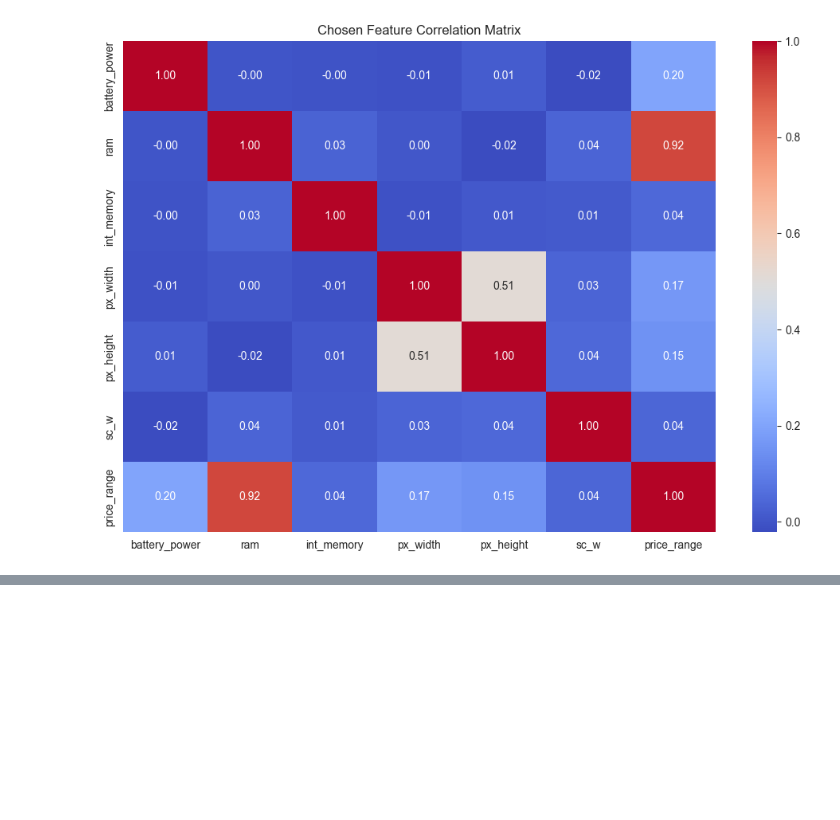
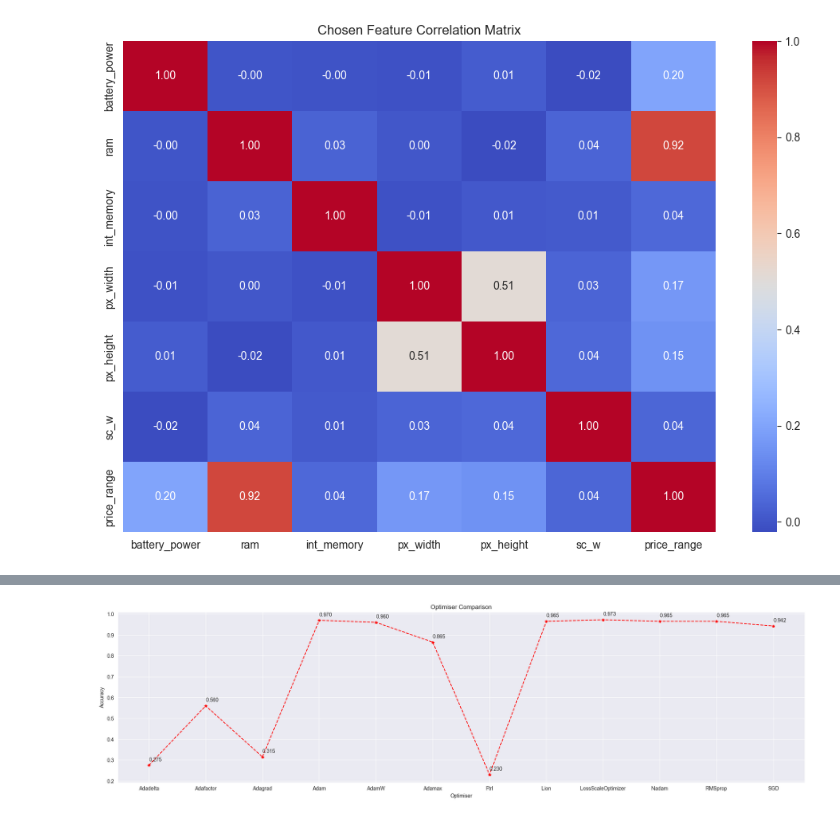
Before and after one commit to M-Byte480/cs4287-NNC-Multi-Layer-Perceptron-Phone-Price-Classifier, a Jupyter notebook: CS4287-Prj1-21308128-21331308.ipynb, the cells around one changed output, grey strips where cells are left out. Saved outputs shown, nothing was run; the diff lists cells and outputs as text; code cells hidden in the pictures; blank space fills up the shorter version.

```diff
--- a/CS4287-Prj1-21308128-21331308.ipynb
+++ b/CS4287-Prj1-21308128-21331308.ipynb
@@ -98,13 +98,15 @@ def split_and_normalise_data(test_size=5):
 # Correlation between the prices and the features
 # https://www.geeksforgeeks.org/plotting-correlation-matrix-using-python/
 
-fig, axis = plt.subplots(3,2)
+# Multiple Subplots
+# https://matplotlib.org/stable/gallery/subplots_axes_and_figures/subplots_demo.html
+fig, axis = plt.subplots(3,2)       # 3 rows, 2 columns
 fig.suptitle('Correlations between Price and Features')
 fig.set_figheight(13)
 fig.set_figwidth(15)
 
+# Take the features we will be plotting against price
 price =         corr_matrix['price_range']
-
 ram =           corr_matrix['ram']
 batter_power =  corr_matrix['battery_power']
 int_memory =    corr_matrix['int_memory']
@@ -112,15 +114,7 @@ px_width =      corr_matrix['px_width']
 px_height =     corr_matrix['px_height']
 sc_w =          corr_matrix['sc_w']
 
-data_sets = [
-    ram,
-    batter_power,
-    int_memory,
-    sc_w,
-    px_width,
-    px_height,
-]
-
+data_sets = [ram, batter_power, int_memory, sc_w, px_width, px_height]
 colours = ['red', 'blue', 'green', 'orange', 'purple', 'black']
 marker_size = 25
 marker_symbol = 'o'
@@ -128,14 +122,22 @@ marker_symbol = 'o'
 i = 0
 for row in range(3):
     for col in range(2):
-        data_being_plotted = data_sets[i]
-        plot = axis[row, col]
-        plot.scatter(price, data_being_plotted, marker=marker_symbol, s=marker_size)
-        plot.plot(np.unique(price), np.poly1d(np.polyfit(price, data_being_plotted, 1))
+        data_being_plotted = data_sets[i] # Which data to plot
+        plot = axis[row, col]             # Mapped to which plot
+
+        plot.scatter(price, data_being_plotted, marker=marker_symbol, s=marker_size)    # Place the markers
+        plot.plot(np.unique(price), np.poly1d(np.polyfit(price, data_being_plotted, 1)) # Line of best fit from GeeksForGeeks
          (np.unique(price)), color=colours[i])
+
         plot.set(xlabel='Price Range', ylabel=f'{data_being_plotted.name}')
         i += 1
 
 plt.show()
+
+"""
+    The results shows the line of best fit for the correlation between the price ranges and the features.
+    While from the correlation matrix we deducted that RAM has a strong positive correlation, we can visually see that
+    the points are relatively close to the line (as contrast to the other features).
+"""
 # %% [output]
 [figure]
@@ -290,0 +424,14 @@ def cross_entropy_loss(output, expected_output):
+# %%
+# Plot the results
+optimiser_names = [optimiser.__class__.__name__ for optimiser in optimisers]
+plt.figure(figsize=(24, 6))
+plt.plot(optimiser_names, optim_results, marker='*', linestyle='--', color='red')
+plt.title('Optimiser Comparison')
+plt.xlabel('Optimiser')
+plt.ylabel('Accuracy')
+plt.grid(True)
+for i,j in zip(optimiser_names,optim_results):
+    plt.annotate('%.3f' % j, xy=(i, j + 0.02))
+plt.show()
+# %% [output]
+[figure, added]
```
Also changed, not shown: parts of 12 cells of this notebook.
